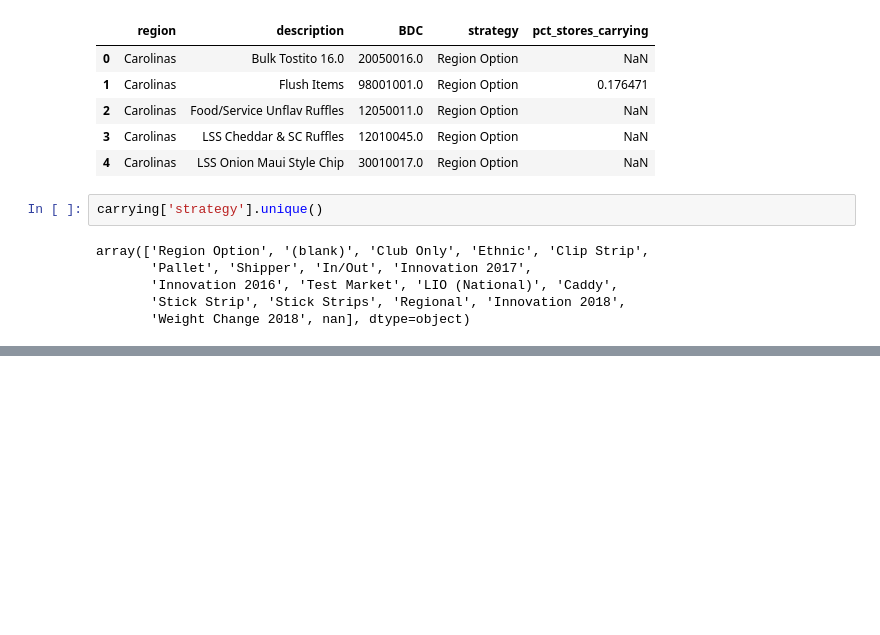
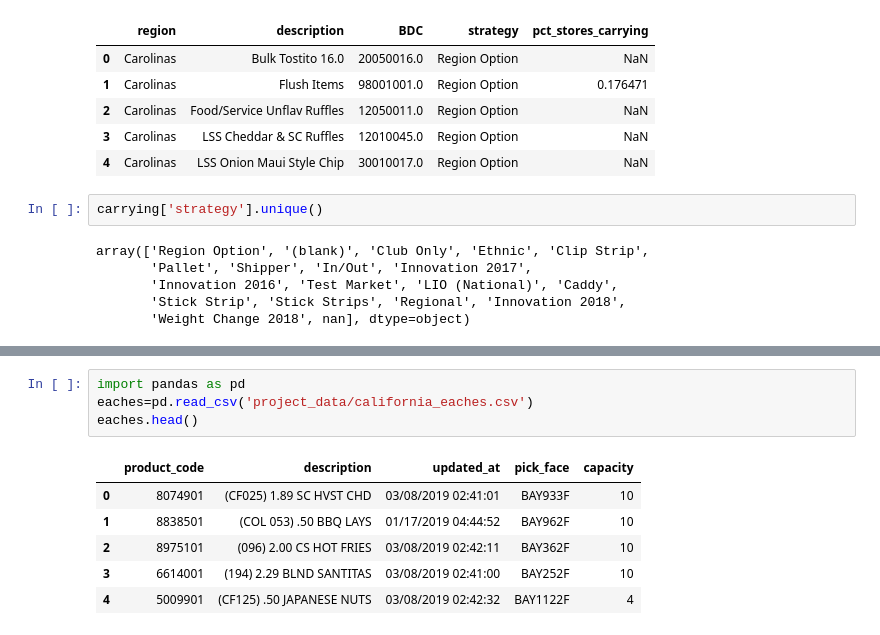
Before and after one commit to mjyi123/usc-dso-570, a Jupyter notebook: Handouts and Notes/15-Final Project Data Description.ipynb, the cells around one changed output, grey strips where cells are left out. Cells and saved outputs as stored; diff of their text form; blank space fills up the shorter version.

```diff
--- a/Handouts and Notes/15-Final Project Data Description.ipynb
+++ b/Handouts and Notes/15-Final Project Data Description.ipynb
@@ -434,0 +447,11 @@ ralphs.head()
+# %%
+import pandas as pd
+eaches=pd.read_csv('project_data/california_eaches.csv')
+eaches.head()
+# %% [output]
+|  | product_code | description | updated_at | pick_face | capacity |
+| 0 | 8074901 | (CF025) 1.89 SC HVST CHD | 03/08/2019 02:41:01 | BAY933F | 10 |
+| 1 | 8838501 | (COL 053) .50 BBQ LAYS | 01/17/2019 04:44:52 | BAY962F | 10 |
+| 2 | 8975101 | (096) 2.00 CS HOT FRIES | 03/08/2019 02:42:11 | BAY362F | 10 |
+| 3 | 6614001 | (194) 2.29 BLND SANTITAS | 03/08/2019 02:41:00 | BAY252F | 10 |
+| 4 | 5009901 | (CF125) .50 JAPANESE NUTS | 03/08/2019 02:42:32 | BAY1122F | 4 |
```
Also changed, not shown: parts of 16 cells of this notebook.
